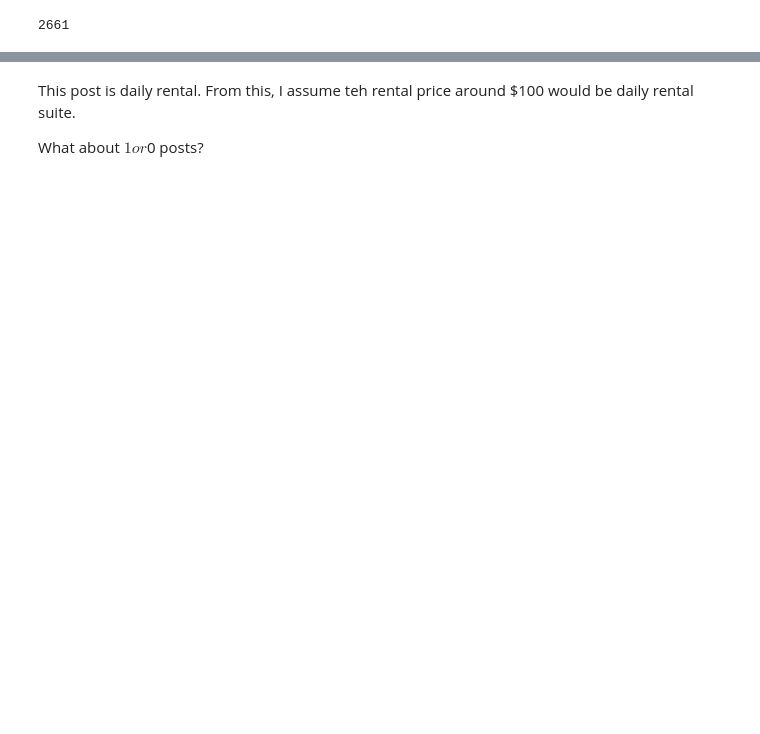
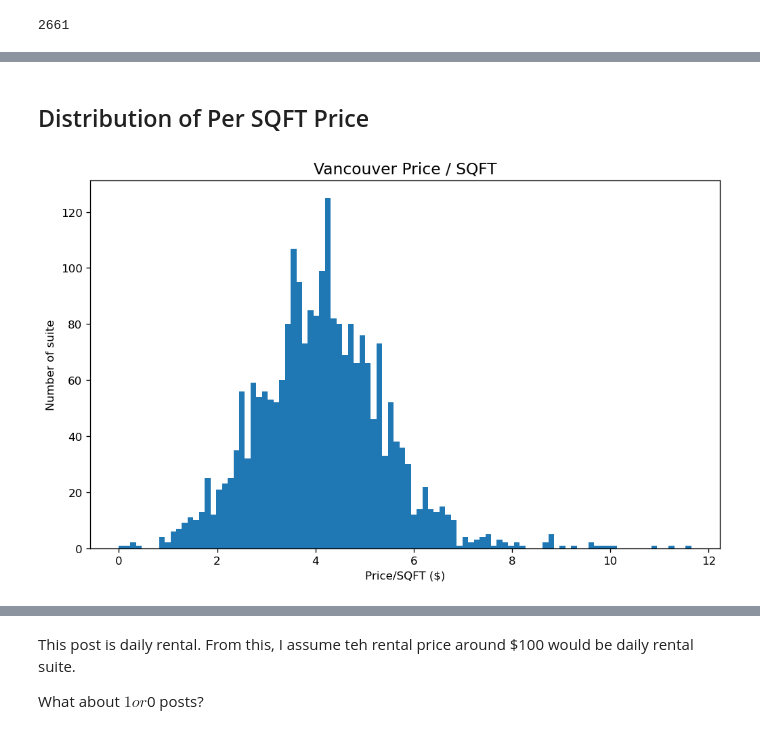
Before and after one commit to masaichig0/Data-Analysis-Project-1, a Jupyter notebook: rental_market_analysis_project.ipynb, the cells around one changed output, grey strips where cells are left out. Cells and saved outputs as stored; diff of their text form; code cells hidden in the pictures; blank space fills up the shorter version.

```diff
--- a/rental_market_analysis_project.ipynb
+++ b/rental_market_analysis_project.ipynb
@@ -400,0 +414,20 @@ less_than_300
+# %%
+df["Price/SQFT"] = df["Price"] / df["SQFT"]
+p_per_sqft_df = df[["Neighborhood", "Bedroom", "Price", "Price/SQFT"]].sort_values(by="Price/SQFT", ascending=False)
+# %%
+# Drop rows if sqft is zero
+p_per_sqft_df.fillna(0, inplace=True)
+no_sqft_idx = p_per_sqft_df[p_per_sqft_df["Price/SQFT"] == 0].index
+p_per_sqft_df.drop(no_sqft_idx, axis=0, inplace=True)
+# %%
+# Drop rows if Price/SQFT > $20
+p_per_sqft_df = p_per_sqft_df[p_per_sqft_df["Price/SQFT"] < 20]
+# %% [markdown]
+## Distribution of Per SQFT Price
+# %%
+plt.hist(p_per_sqft_df["Price/SQFT"], bins=100)
+plt.title(f"{city} Price / SQFT", fontsize=14)
+plt.xlabel("Price/SQFT ($)")
+plt.ylabel("Number of suite");
+# %% [output]
+[figure, added]
```
Also changed, not shown: parts of 45 cells of this notebook, 2 other files.
